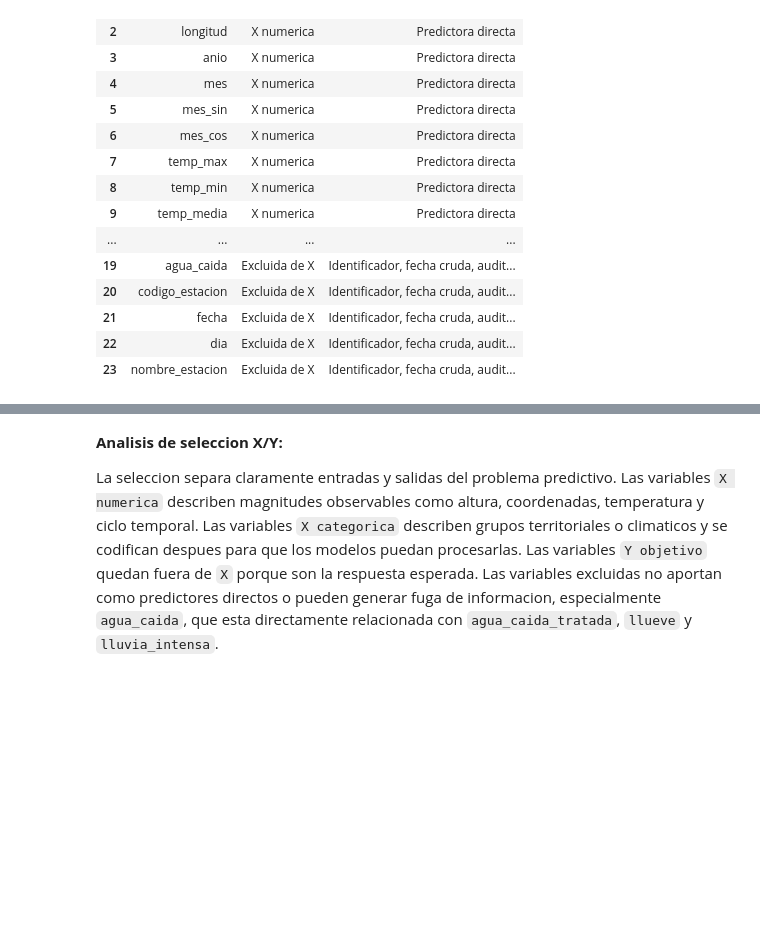
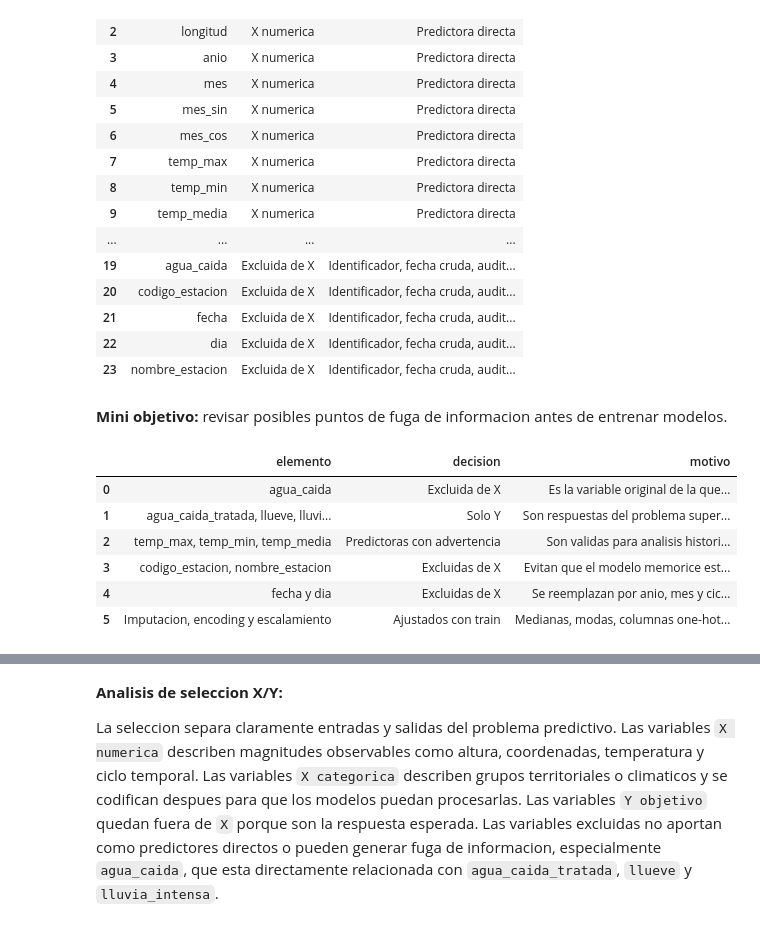
Before and after one commit to 4mnesia/DataMining, a Jupyter notebook: EV2_BIY7121_005D.ipynb, the cells around one changed output, grey strips where cells are left out. Cells and saved outputs as stored; diff of their text form; code cells hidden in the pictures; blank space fills up the shorter version.

```diff
--- a/EV2_BIY7121_005D.ipynb
+++ b/EV2_BIY7121_005D.ipynb
@@ -2194,3 +2230,24 @@ display(tabla_roles_xy)
 | 21 | fecha | Excluida de X | Identificador, fecha cruda, audit... |
 | 22 | dia | Excluida de X | Identificador, fecha cruda, audit... |
 | 23 | nombre_estacion | Excluida de X | Identificador, fecha cruda, audit... |
+# %% [markdown]
+**Mini objetivo:** revisar posibles puntos de fuga de informacion antes de entrenar modelos.
+# %%
+control_fuga = pd.DataFrame([
+    {'elemento': 'agua_caida', 'decision': 'Excluida de X', 'motivo': 'Es la variable original de la que salen los objetivos; usarla como predictor seria fuga directa.'},
+    {'elemento': 'agua_caida_tratada, llueve, lluvia_intensa', 'decision': 'Solo Y', 'motivo': 'Son respuestas del problema supervisado y no entran en la matriz predictora.'},
+    {'elemento': 'temp_max, temp_min, temp_media', 'decision': 'Predictoras con advertencia', 'motivo': 'Son validas para analisis historico o prediccion con temperaturas disponibles; si se quisiera pronosticar antes del dia observado, podrian no estar disponibles operacionalmente.'},
+    {'elemento': 'codigo_estacion, nombre_estacion', 'decision': 'Excluidas de X', 'motivo': 'Evitan que el modelo memorice estaciones en vez de aprender patrones climaticos generales.'},
+    {'elemento': 'fecha y dia', 'decision': 'Excluidas de X', 'motivo': 'Se reemplazan por anio, mes y ciclo mensual para conservar estacionalidad sin usar la fecha cruda.'},
+    {'elemento': 'Imputacion, encoding y escalamiento', 'decision': 'Ajustados con train', 'motivo': 'Medianas, modas, columnas one-hot y escalador se calculan desde entrenamiento y se aplican a prueba.'},
+])
+
+display(control_fuga)
+# %% [output]
+|  | elemento | decision | motivo |
+| 0 | agua_caida | Excluida de X | Es la variable original de la que... |
+| 1 | agua_caida_tratada, llueve, lluvi... | Solo Y | Son respuestas del problema super... |
+| 2 | temp_max, temp_min, temp_media | Predictoras con advertencia | Son validas para analisis histori... |
+| 3 | codigo_estacion, nombre_estacion | Excluidas de X | Evitan que el modelo memorice est... |
+| 4 | fecha y dia | Excluidas de X | Se reemplazan por anio, mes y cic... |
+| 5 | Imputacion, encoding y escalamiento | Ajustados con train | Medianas, modas, columnas one-hot... |
```
Also changed, not shown: parts of 80 cells of this notebook, 49 other files.
